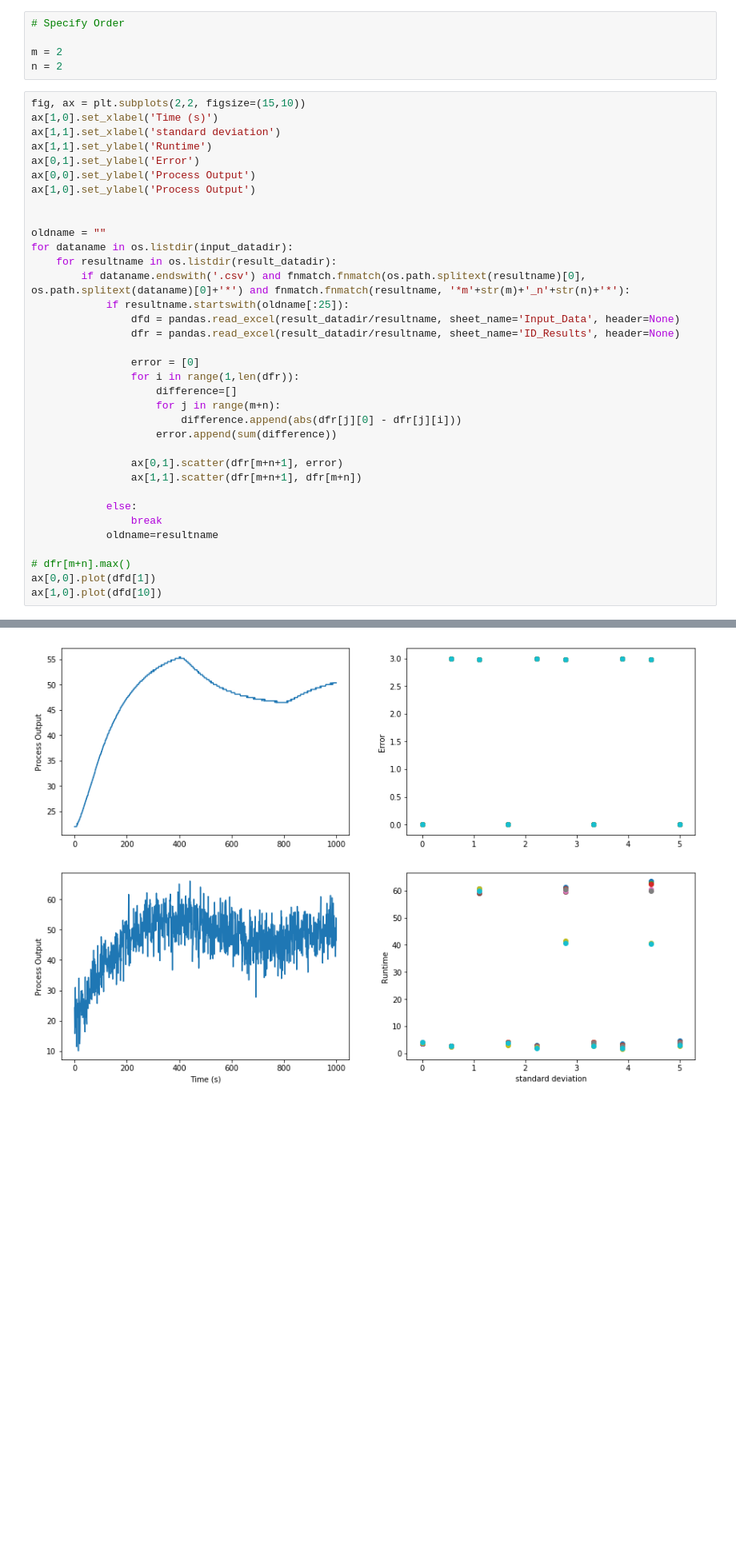
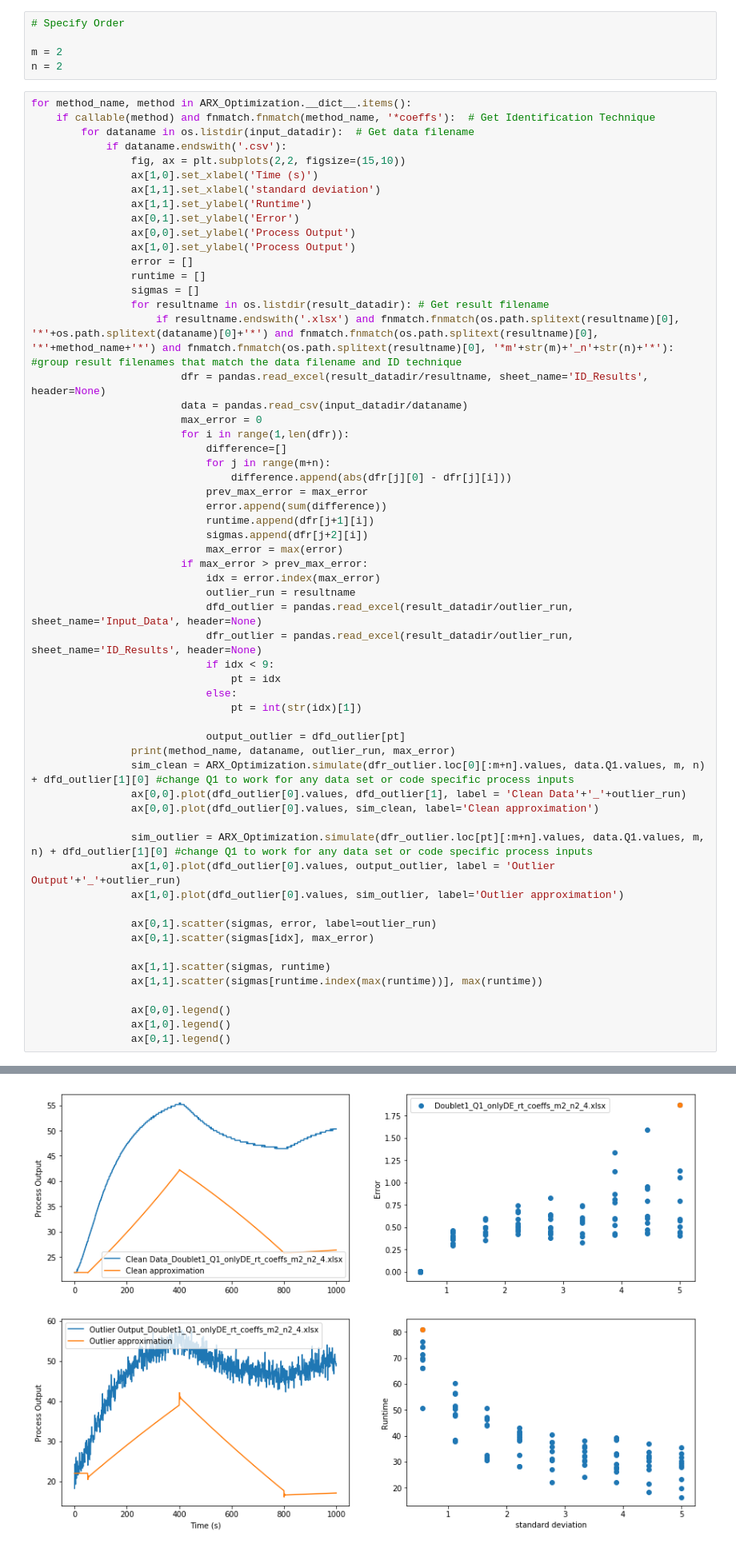
Before and after one commit to jmopperman/CSC411, a Jupyter notebook: Resulting_Plots.ipynb, the cells around one changed output, grey strips where cells are left out. Shown at 80% size. Drawn from its saved outputs; the diff is of its cells as text; blank space fills up the shorter version.

Commit message:
Extenixve build of plotting notebook and hand picking interesting outliers and best fits

```diff
--- a/Resulting_Plots.ipynb
+++ b/Resulting_Plots.ipynb
@@ -11,38 +19,61 @@ import fnmatch
 m = 2
 n = 2
 # %%
-fig, ax = plt.subplots(2,2, figsize=(15,10))
-ax[1,0].set_xlabel('Time (s)')
-ax[1,1].set_xlabel('standard deviation')
-ax[1,1].set_ylabel('Runtime')
-ax[0,1].set_ylabel('Error')
-ax[0,0].set_ylabel('Process Output')
-ax[1,0].set_ylabel('Process Output')
+for method_name, method in ARX_Optimization.__dict__.items():
+    if callable(method) and fnmatch.fnmatch(method_name, '*coeffs'):  # Get Identification Technique
+        for dataname in os.listdir(input_datadir):  # Get data filename
+            if dataname.endswith('.csv'):
+                fig, ax = plt.subplots(2,2, figsize=(15,10))
+                ax[1,0].set_xlabel('Time (s)')
+                ax[1,1].set_xlabel('standard deviation')
+                ax[1,1].set_ylabel('Runtime')
+                ax[0,1].set_ylabel('Error')
+                ax[0,0].set_ylabel('Process Output')
+                ax[1,0].set_ylabel('Process Output')
+                error = []
+                runtime = []
+                sigmas = []
+                for resultname in os.listdir(result_datadir): # Get result filename
+                    if resultname.endswith('.xlsx') and fnmatch.fnmatch(os.path.splitext(resultname)[0], '*'+os.path.splitext(dataname)[0]+'*') and fnmatch.fnmatch(os.path.splitext(resultname)[0], '*'+method_name+'*') and fnmatch.fnmatch(os.path.splitext(resultname)[0], '*m'+str(m)+'_n'+str(n)+'*'): #group result filenames that match the data filename and ID technique
+                        dfr = pandas.read_excel(result_datadir/resultname, sheet_name='ID_Results', header=None)
+                        data = pandas.read_csv(input_datadir/dataname)
+                        max_error = 0
+                        for i in range(1,len(dfr)):
+                            difference=[]
+                            for j in range(m+n):
+                                difference.append(abs(dfr[j][0] - dfr[j][i]))
+                            prev_max_error = max_error
+                            error.append(sum(difference))
+                            runtime.append(dfr[j+1][i])
+                            sigmas.append(dfr[j+2][i])
+                            max_error = max(error)
+                        if max_error > prev_max_error:
+                            idx = error.index(max_error)
+                            outlier_run = resultname
+                            dfd_outlier = pandas.read_excel(result_datadir/outlier_run, sheet_name='Input_Data', header=None)
+                            dfr_outlier = pandas.read_excel(result_datadir/outlier_run, sheet_name='ID_Results', header=None)
+                            if idx < 9:
+                                pt = idx
+                            else:
+                                pt = int(str(idx)[1])
 
+                            output_outlier = dfd_outlier[pt]
+                print(method_name, dataname, outlier_run, max_error)
+                sim_clean = ARX_Optimization.simulate(dfr_outlier.loc[0][:m+n].values, data.Q1.values, m, n) + dfd_outlier[1][0] #change Q1 to work for any data set or code specific process inputs
+                ax[0,0].plot(dfd_outlier[0].values, dfd_outlier[1], label = 'Clean Data'+'_'+outlier_run)
+                ax[0,0].plot(dfd_outlier[0].values, sim_clean, label='Clean approximation')
 
-oldname = ""
-for dataname in os.listdir(input_datadir):
-    for resultname in os.listdir(result_datadir):
-        if dataname.endswith('.csv') and fnmatch.fnmatch(os.path.splitext(resultname)[0], os.path.splitext(dataname)[0]+'*') and fnmatch.fnmatch(resultname, '*m'+str(m)+'_n'+str(n)+'*'):
-            if resultname.startswith(oldname[:25]):
-                dfd = pandas.read_excel(result_datadir/resultname, sheet_name='Input_Data', header=None)
-                dfr = pandas.read_excel(result_datadir/resultname, sheet_name='ID_Results', header=None)
+                sim_outlier = ARX_Optimization.simulate(dfr_outlier.loc[pt][:m+n].values, data.Q1.values, m, n) + dfd_outlier[1][0] #change Q1 to work for any data set or code specific process inputs
+                ax[1,0].plot(dfd_outlier[0].values, output_outlier, label = 'Outlier Output'+'_'+outlier_run)
+                ax[1,0].plot(dfd_outlier[0].values, sim_outlier, label='Outlier approximation')
 
-                error = [0]
-                for i in range(1,len(dfr)):
-                    difference=[]
-                    for j in range(m+n):
-                        difference.append(abs(dfr[j][0] - dfr[j][i]))
-                    error.append(sum(difference))
+                ax[0,1].scatter(sigmas, error, label=outlier_run)
+                ax[0,1].scatter(sigmas[idx], max_error)
 
-                ax[0,1].scatter(dfr[m+n+1], error)
-                ax[1,1].scatter(dfr[m+n+1], dfr[m+n])
+                ax[1,1].scatter(sigmas, runtime)
+                ax[1,1].scatter(sigmas[runtime.index(max(runtime))], max(runtime))
 
-            else:
-                break
-            oldname=resultname
-
-# dfr[m+n].max()
-ax[0,0].plot(dfd[1])
-ax[1,0].plot(dfd[10])
+                ax[0,0].legend()
+                ax[1,0].legend()
+                ax[0,1].legend()
 # %% [output]
@@ -50 +89 @@ ax[1,0].plot(dfd[10])
-[figure, old version]
+[figure, new version]
```
Also changed, not shown: parts of 9 cells of this notebook.
